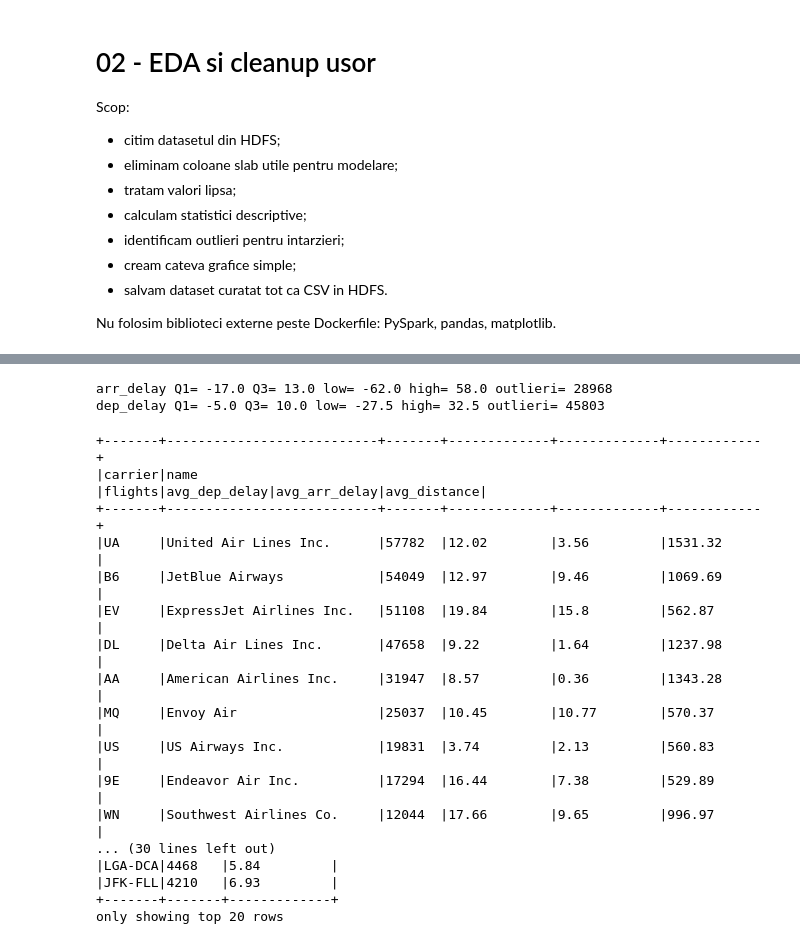
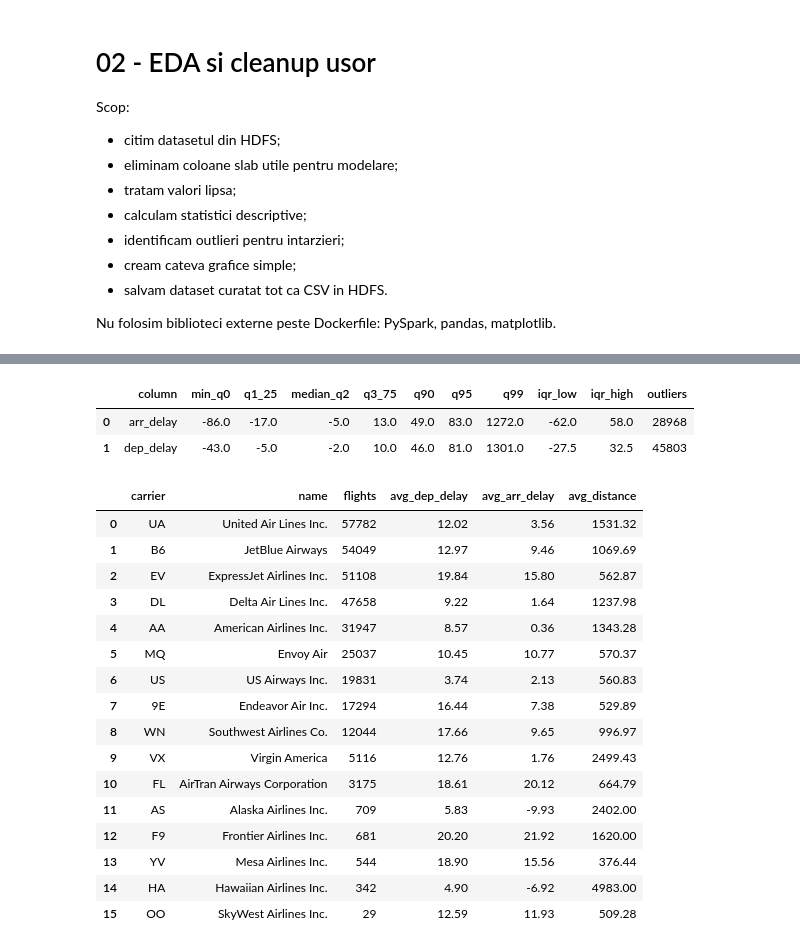
Before and after one commit to Alexandru-Zosin/proiect_hadoop_spark, a Jupyter notebook: notebooks/02_eda_cleanup.ipynb, the cells around one changed output, grey strips where cells are left out. Saved outputs shown, nothing was run; the diff lists cells and outputs as text; code cells hidden in the pictures.

```diff
--- a/notebooks/02_eda_cleanup.ipynb
+++ b/notebooks/02_eda_cleanup.ipynb
@@ -145,54 +188,62 @@ stats.show(truncate=False)
 # %%
-# Outlieri dupa metoda IQR pentru arr_delay si dep_delay
+# Quantile si outlieri dupa metoda IQR pentru intarzieri.
+outlier_rows = []
 for c in ["arr_delay", "dep_delay"]:
-    q1, q3 = clean.approxQuantile(c, [0.25, 0.75], 0.01)
+    q0, q1, q2, q3, q90, q95, q99 = clean.approxQuantile(c, [0.0, 0.25, 0.5, 0.75, 0.90, 0.95, 0.99], 0.01)
     iqr = q3 - q1
     low = q1 - 1.5 * iqr
     high = q3 + 1.5 * iqr
     out_count = clean.filter((F.col(c) < low) | (F.col(c) > high)).count()
-    print(c, "Q1=", q1, "Q3=", q3, "low=", low, "high=", high, "outlieri=", out_count)
+    outlier_rows.append((c, q0, q1, q2, q3, q90, q95, q99, low, high, out_count))
+
+outliers = spark.createDataFrame(
+    outlier_rows,
+    ["column", "min_q0", "q1_25", "median_q2", "q3_75", "q90", "q95", "q99", "iqr_low", "iqr_high", "outliers"]
+)
+
+show_small(outliers, 10)
 # %% [output]
-arr_delay Q1= -17.0 Q3= 13.0 low= -62.0 high= 58.0 outlieri= 28968
-dep_delay Q1= -5.0 Q3= 10.0 low= -27.5 high= 32.5 outlieri= 45803
+|  | column | min_q0 | q1_25 | median_q2 | q3_75 | q90 | q95 | q99 | iqr_low | iqr_high | outliers |
+| 0 | arr_delay | -86.0 | -17.0 | -5.0 | 13.0 | 49.0 | 83.0 | 1272.0 | -62.0 | 58.0 | 28968 |
+| 1 | dep_delay | -43.0 | -5.0 | -2.0 | 10.0 | 46.0 | 81.0 | 1301.0 | -27.5 | 32.5 | 45803 |
 # %%
-# Agregari EDA pe categorii
+# Agregari EDA pe categorii.
 by_carrier = (
     clean.groupBy("carrier", "name")
     .agg(
         F.count("*").alias("flights"),
         F.round(F.avg("dep_delay"), 2).alias("avg_dep_delay"),
         F.round(F.avg("arr_delay"), 2).alias("avg_arr_delay"),
         F.round(F.avg("distance"), 2).alias("avg_distance")
     )
     .orderBy(F.desc("flights"))
 )
 
 by_route = (
     clean.groupBy("route")
     .agg(
         F.count("*").alias("flights"),
         F.round(F.avg("arr_delay"), 2).alias("avg_arr_delay")
     )
     .orderBy(F.desc("flights"))
 )
 
-by_carrier.show(20, truncate=False)
-by_route.show(20, truncate=False)
+show_small(by_carrier, 20)
 # %% [output]
-+-------+---------------------------+-------+-------------+-------------+------------+
-|carrier|name                       |flights|avg_dep_delay|avg_arr_delay|avg_distance|
-+-------+---------------------------+-------+-------------+-------------+------------+
-|UA     |United Air Lines Inc.      |57782  |12.02        |3.56         |1531.32     |
-|B6     |JetBlue Airways            |54049  |12.97        |9.46         |1069.69     |
-|EV     |ExpressJet Airlines Inc.   |51108  |19.84        |15.8         |562.87      |
-|DL     |Delta Air Lines Inc.       |47658  |9.22         |1.64         |1237.98     |
-|AA     |American Airlines Inc.     |31947  |8.57         |0.36         |1343.28     |
-|MQ     |Envoy Air                  |25037  |10.45        |10.77        |570.37      |
-|US     |US Airways Inc.            |19831  |3.74         |2.13         |560.83      |
-|9E     |Endeavor Air Inc.          |17294  |16.44        |7.38         |529.89      |
-|WN     |Southwest Airlines Co.     |12044  |17.66        |9.65         |996.97      |
-... (30 lines left out)
-|LGA-DCA|4468   |5.84         |
-|JFK-FLL|4210   |6.93         |
-+-------+-------+-------------+
-only showing top 20 rows
+|  | carrier | name | flights | avg_dep_delay | avg_arr_delay | avg_distance |
+| 0 | UA | United Air Lines Inc. | 57782 | 12.02 | 3.56 | 1531.32 |
+| 1 | B6 | JetBlue Airways | 54049 | 12.97 | 9.46 | 1069.69 |
+| 2 | EV | ExpressJet Airlines Inc. | 51108 | 19.84 | 15.80 | 562.87 |
+| 3 | DL | Delta Air Lines Inc. | 47658 | 9.22 | 1.64 | 1237.98 |
+| 4 | AA | American Airlines Inc. | 31947 | 8.57 | 0.36 | 1343.28 |
+| 5 | MQ | Envoy Air | 25037 | 10.45 | 10.77 | 570.37 |
+| 6 | US | US Airways Inc. | 19831 | 3.74 | 2.13 | 560.83 |
+| 7 | 9E | Endeavor Air Inc. | 17294 | 16.44 | 7.38 | 529.89 |
+| 8 | WN | Southwest Airlines Co. | 12044 | 17.66 | 9.65 | 996.97 |
+| 9 | VX | Virgin America | 5116 | 12.76 | 1.76 | 2499.43 |
+| 10 | FL | AirTran Airways Corporation | 3175 | 18.61 | 20.12 | 664.79 |
+| 11 | AS | Alaska Airlines Inc. | 709 | 5.83 | -9.93 | 2402.00 |
+| 12 | F9 | Frontier Airlines Inc. | 681 | 20.20 | 21.92 | 1620.00 |
+| 13 | YV | Mesa Airlines Inc. | 544 | 18.90 | 15.56 | 376.44 |
+| 14 | HA | Hawaiian Airlines Inc. | 342 | 4.90 | -6.92 | 4983.00 |
+| 15 | OO | SkyWest Airlines Inc. | 29 | 12.59 | 11.93 | 509.28 |
```
Also changed, not shown: parts of 9 cells of this notebook, 4 other files.
